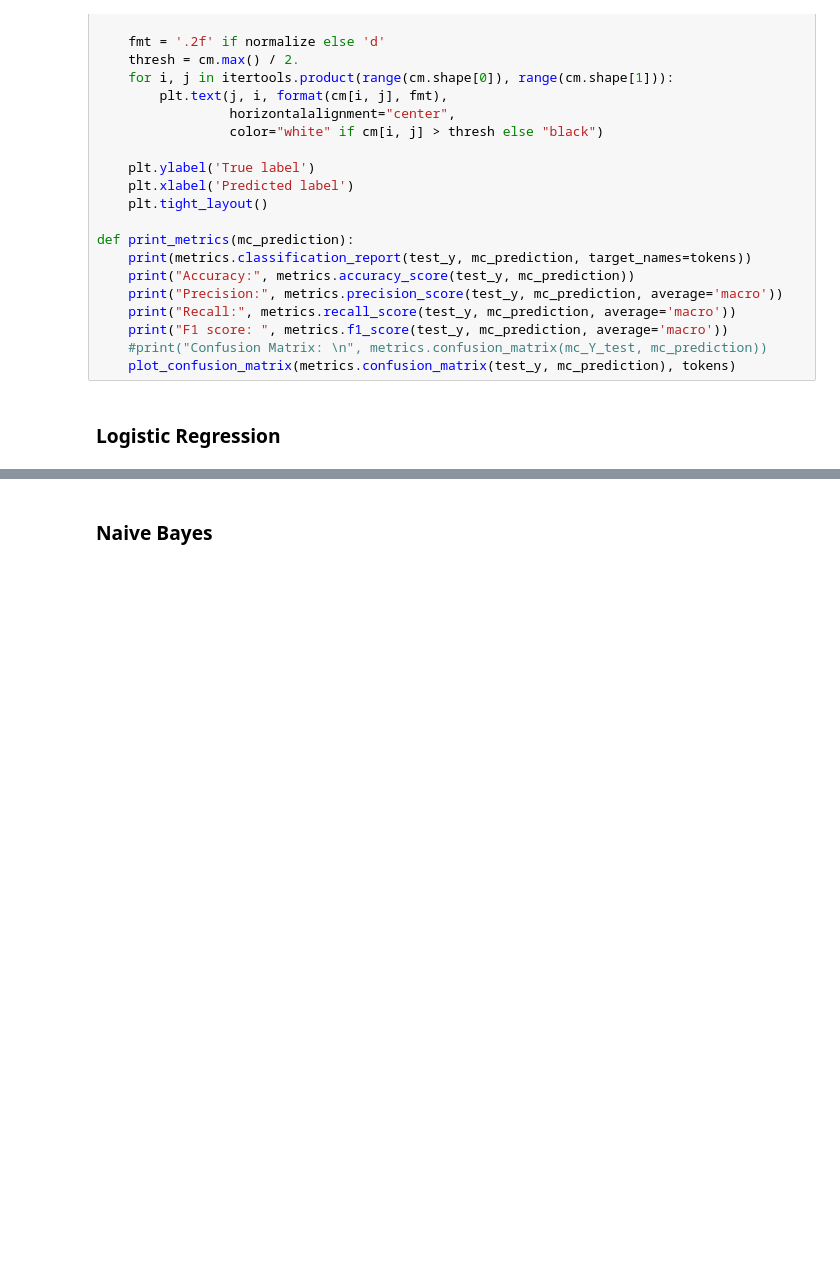
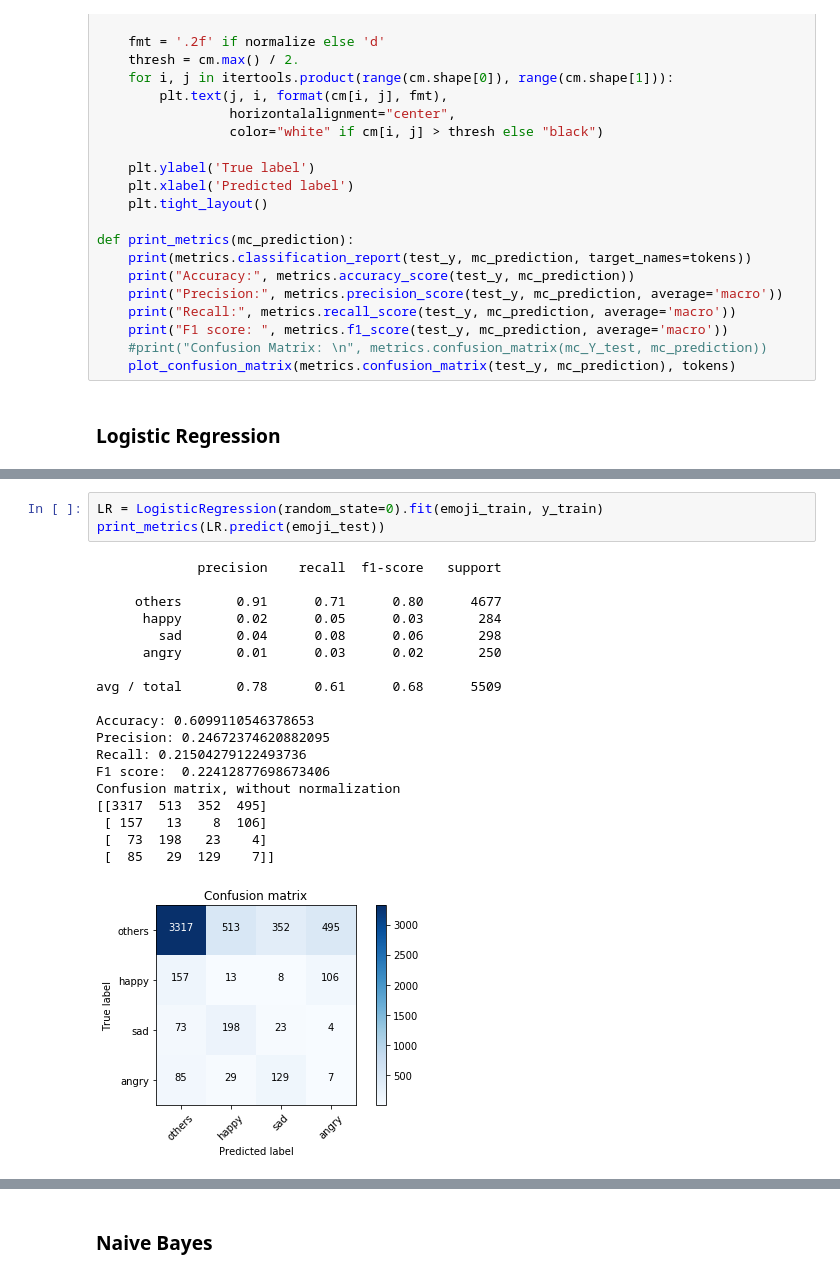
Before and after one commit to shadigit/Group9_emotion_detection, a Jupyter notebook: deepmoji/Deepmoji-concat.ipynb, the cells around one changed output, grey strips where cells are left out. Saved outputs shown, nothing was run; the diff lists cells and outputs as text; blank space fills up the shorter version.

```diff
--- a/deepmoji/Deepmoji-concat.ipynb
+++ b/deepmoji/Deepmoji-concat.ipynb
@@ -232,0 +373,23 @@ print_metrics(LR.predict(deepmoji_test))
+# %%
+LR = LogisticRegression(random_state=0).fit(emoji_train, y_train)
+print_metrics(LR.predict(emoji_test))
+# %% [output]
+             precision    recall  f1-score   support
+
+     others       0.91      0.71      0.80      4677
+      happy       0.02      0.05      0.03       284
+        sad       0.04      0.08      0.06       298
+      angry       0.01      0.03      0.02       250
+
+avg / total       0.78      0.61      0.68      5509
+
+Accuracy: 0.6099110546378653
+Precision: 0.24672374620882095
+Recall: 0.21504279122493736
+F1 score:  0.22412877698673406
+Confusion matrix, without normalization
+[[3317  513  352  495]
+ [ 157   13    8  106]
+ [  73  198   23    4]
+ [  85   29  129    7]]
+[figure, added]
```
Also changed, not shown: parts of 23 cells of this notebook, 1 other file.
